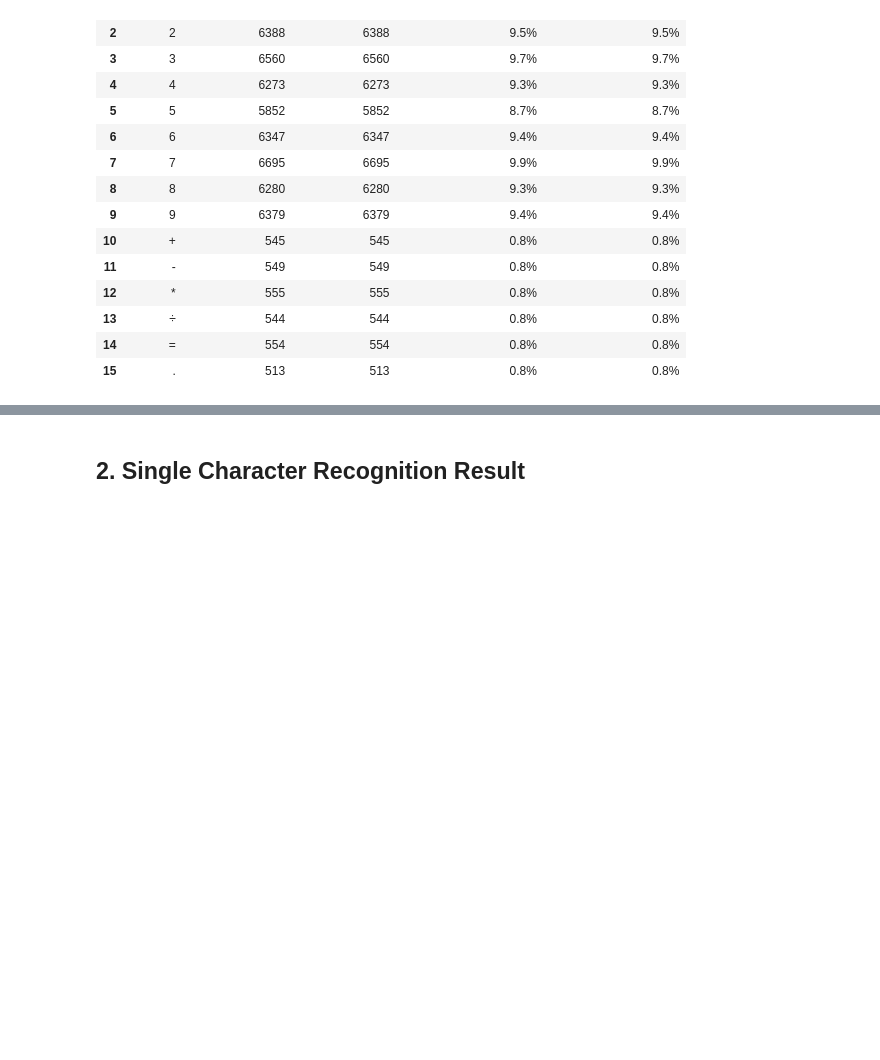
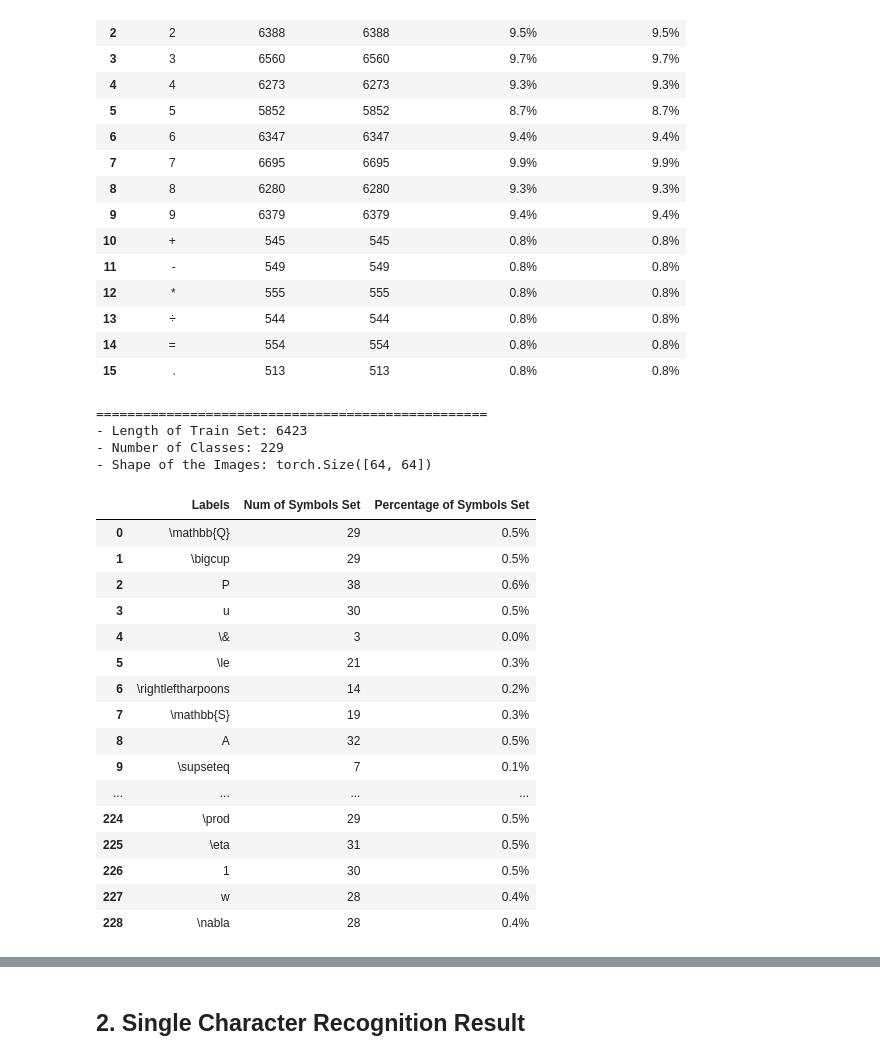
Before and after one commit to cybera1chemist/ECE4513-project, a Jupyter notebook: visualization.ipynb, the cells around one changed output, grey strips where cells are left out. Cells and saved outputs as stored; diff of their text form; code cells hidden in the pictures; blank space fills up the shorter version.

```diff
--- a/visualization.ipynb
+++ b/visualization.ipynb
@@ -83,5 +83,57 @@ display(dist_df.style.background_gradient(
 | 13 | ÷ | 544 | 544 | 0.8% | 0.8% |
 | 14 | = | 554 | 554 | 0.8% | 0.8% |
 | 15 | . | 513 | 513 | 0.8% | 0.8% |
+# %%
+# Load dataset
+data = torch.load('./data/symbols.pt')
+images = data['images']
+labels = data['labels']
+unique_labels = list(set(labels))
+
+# Display basic information
+print("="*50)
+print(f"- Length of Train Set: {len(images)}")
+print(f"- Number of Classes: {len(unique_labels)}")
+print(f"- Shape of the Images: {images[0].shape}")
+
+# Display a dataframe
+symbol_counts = Counter()
+for label in labels:
+    symbol_counts[label] += 1
+
+dist_df = pd.DataFrame({
+    'Labels': unique_labels,
+    'Num of Symbols Set': [symbol_counts[i] for i in unique_labels],
+})
+
+dist_df['Percentage of Symbols Set'] = dist_df['Num of Symbols Set'] / len(images) * 100
+
+display(dist_df.style.background_gradient(
+    subset=['Num of Symbols Set'],
+    cmap='Blues').format({
+        'Percentage of Symbols Set': '{:.1f}%',
+    }))
+# %% [output]
+==================================================
+- Length of Train Set: 6423
+- Number of Classes: 229
+- Shape of the Images: torch.Size([64, 64])
+|  | Labels | Num of Symbols Set | Percentage of Symbols Set |
+| 0 | \mathbb{Q} | 29 | 0.5% |
+| 1 | \bigcup | 29 | 0.5% |
+| 2 | P | 38 | 0.6% |
+| 3 | u | 30 | 0.5% |
+| 4 | \& | 3 | 0.0% |
+| 5 | \le | 21 | 0.3% |
+| 6 | \rightleftharpoons | 14 | 0.2% |
+| 7 | \mathbb{S} | 19 | 0.3% |
+| 8 | A | 32 | 0.5% |
+| 9 | \supseteq | 7 | 0.1% |
+| ... | ... | ... | ... |
+| 224 | \prod | 29 | 0.5% |
+| 225 | \eta | 31 | 0.5% |
+| 226 | 1 | 30 | 0.5% |
+| 227 | w | 28 | 0.4% |
+| 228 | \nabla | 28 | 0.4% |
 # %%
 # TODO: display some example images of dataset
```
Also changed, not shown: parts of 1 cell of this notebook, 5 other files.
